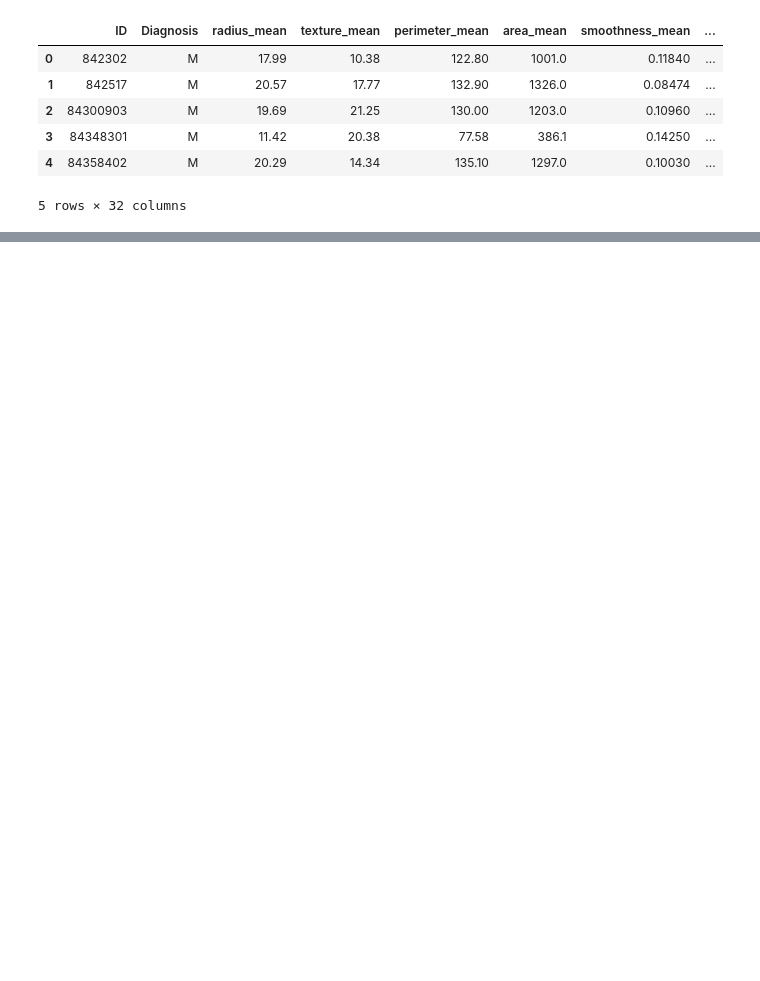
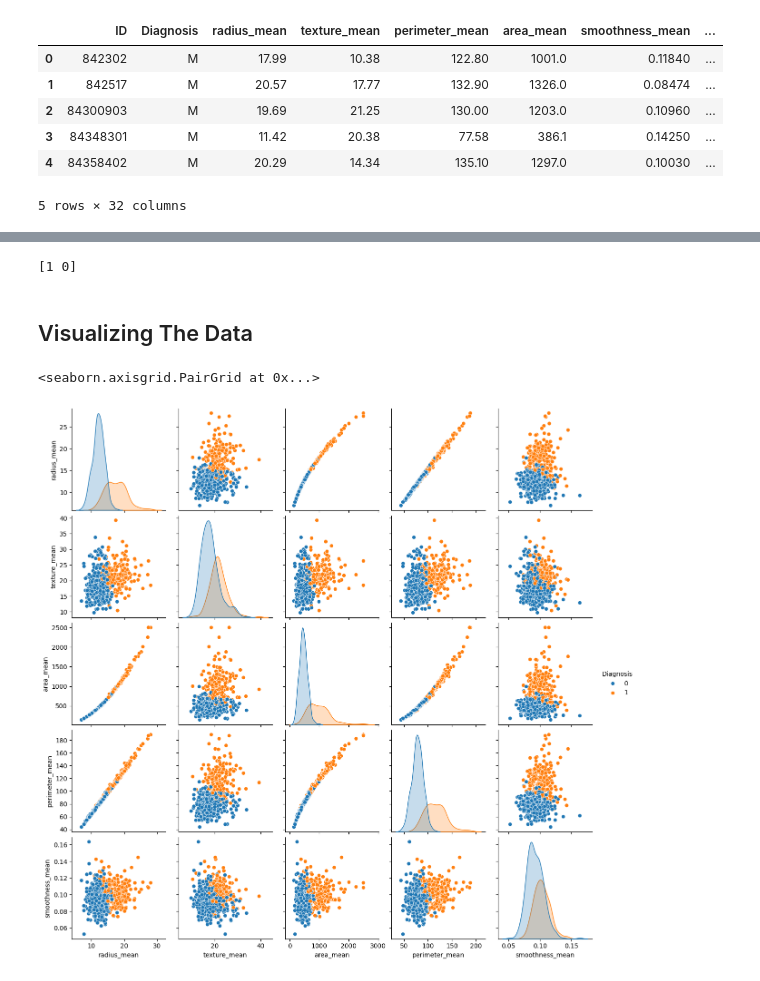
Before and after one commit to the-engrossed/breast_cancer_classification, a Jupyter notebook: test.ipynb, the cells around one changed output, grey strips where cells are left out. Cells and saved outputs as stored; diff of their text form; code cells hidden in the pictures; blank space fills up the shorter version.

```diff
--- a/test.ipynb
+++ b/test.ipynb
@@ -35,0 +57,3 @@ df.head()
+# %%
+mapping = {'M': 1, 'B':0}
+df['Diagnosis'] = df['Diagnosis'].map(mapping)
@@ -35,0 +80,12 @@ df.head()
+# %%
+print(df['Diagnosis'].unique())
+# Output should be: array([0, 1])
+# %% [output]
+[1 0]
+# %% [markdown]
+## Visualizing The Data
+# %%
+sns.pairplot(df, hue='Diagnosis', vars=['radius_mean', 'texture_mean', 'area_mean','perimeter_mean','smoothness_mean'])
+# %% [output]
+<seaborn.axisgrid.PairGrid at 0x...>
+[figure, added]
```
Also changed, not shown: parts of 15 cells of this notebook.
